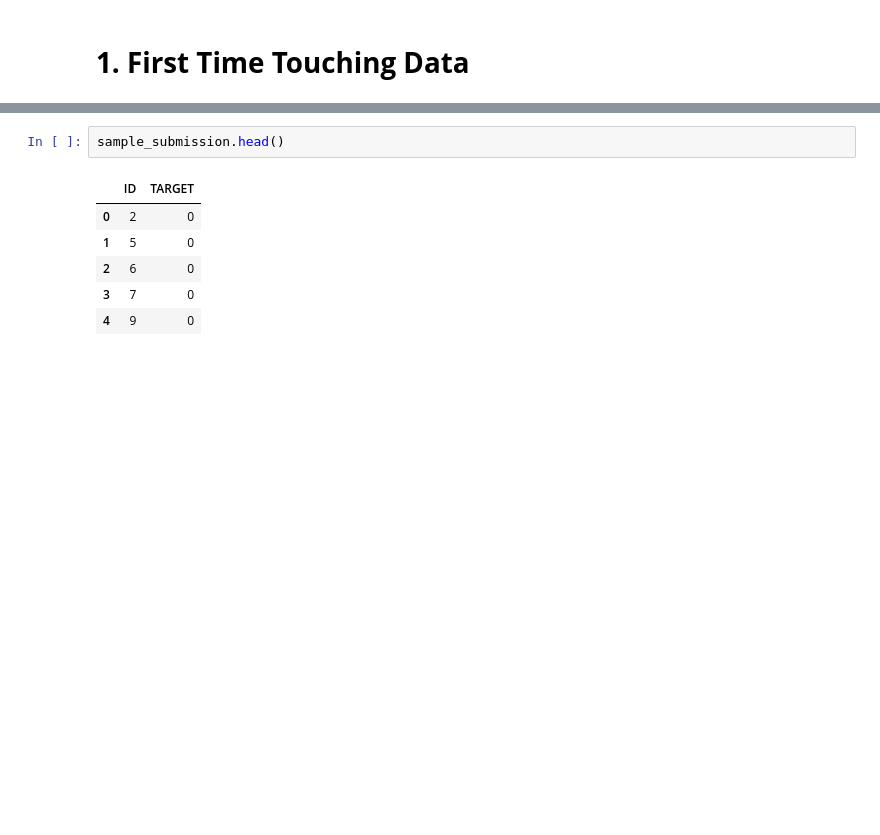
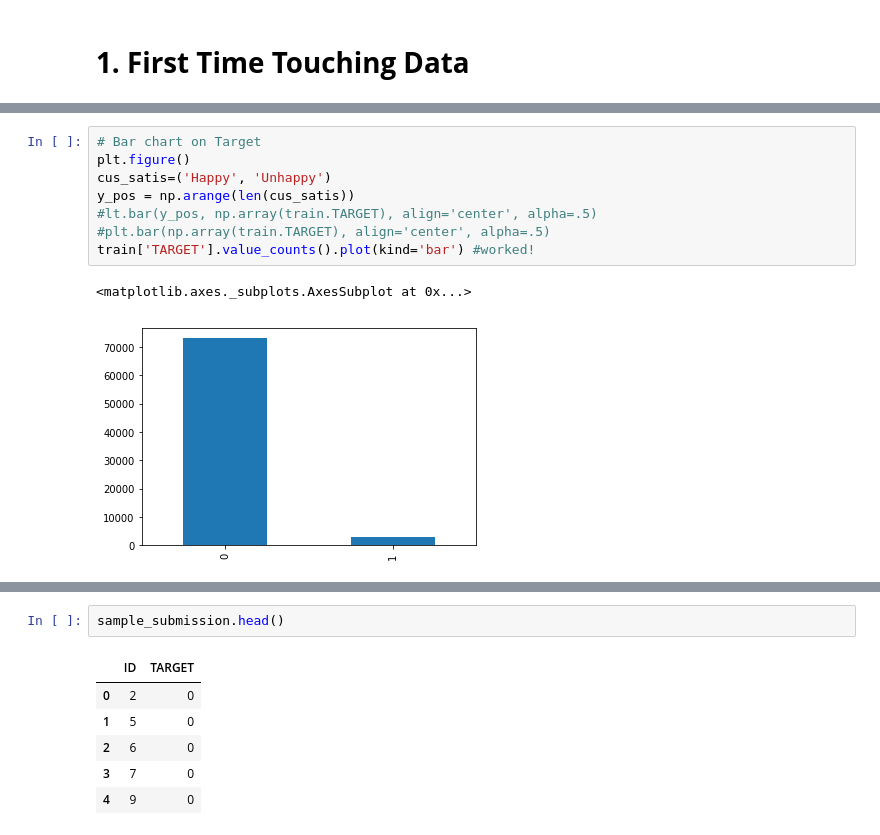
Before and after one commit to yekabe/DataModelingStepsML, a Jupyter notebook: Feature Selection for Machine Learning.ipynb, the cells around one changed output, grey strips where cells are left out. Saved outputs shown, nothing was run; the diff lists cells and outputs as text; blank space fills up the shorter version.

```diff
--- a/Feature Selection for Machine Learning.ipynb
+++ b/Feature Selection for Machine Learning.ipynb
@@ -161,0 +272,11 @@ dict_keys(['sample_submission', 'test', 'train'])
+# %%
+# Bar chart on Target
+plt.figure()
+cus_satis=('Happy', 'Unhappy')
+y_pos = np.arange(len(cus_satis))
+#lt.bar(y_pos, np.array(train.TARGET), align='center', alpha=.5)
+#plt.bar(np.array(train.TARGET), align='center', alpha=.5)
+train['TARGET'].value_counts().plot(kind='bar') #worked!
+# %% [output]
+<matplotlib.axes._subplots.AxesSubplot at 0x...>
+[figure, added]
```
Also changed, not shown: parts of 37 cells of this notebook.
